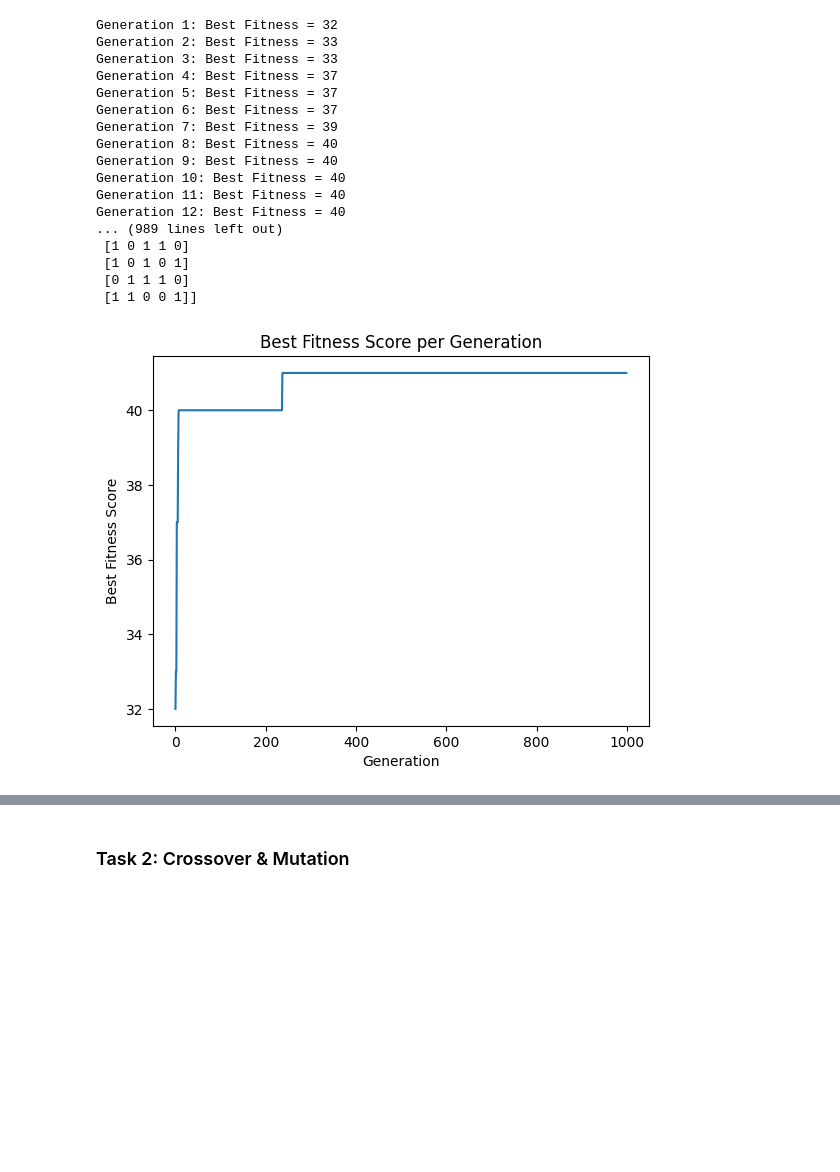
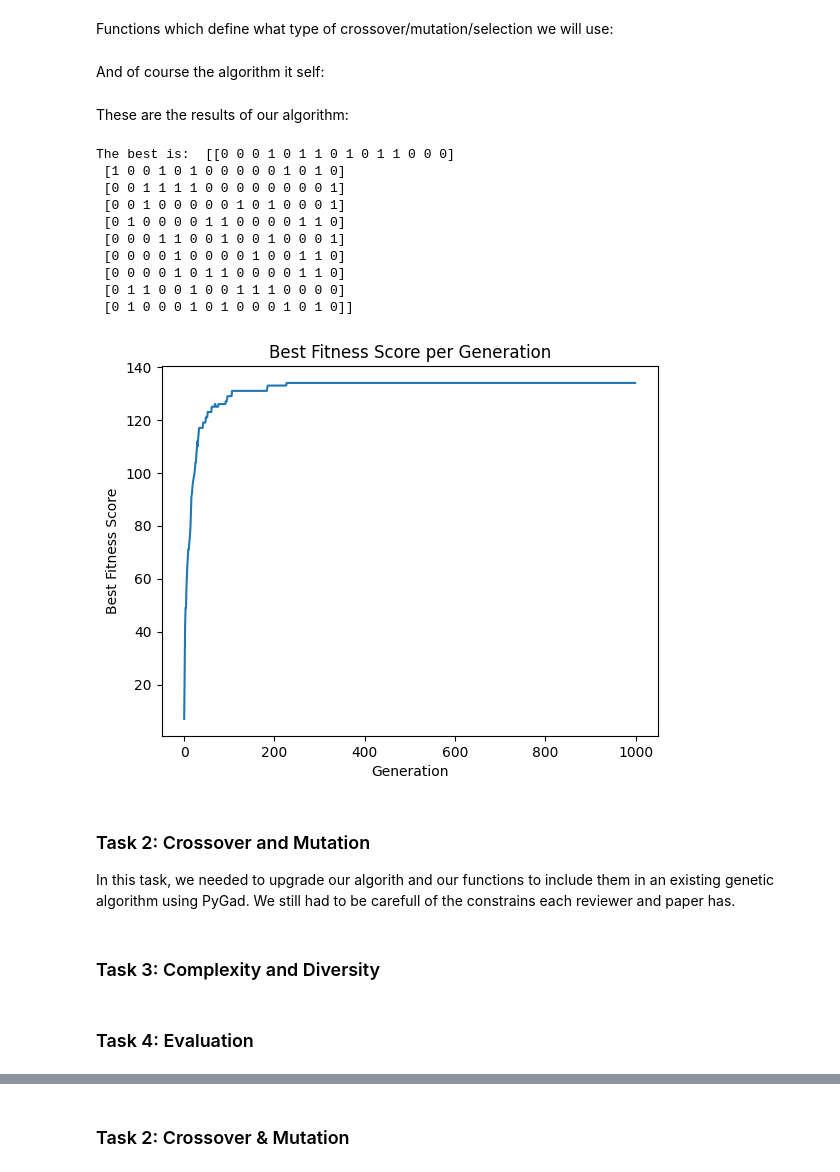
Before and after one commit to ddjorlev/IS-Seminary-1, a Jupyter notebook: seminary1.ipynb, the cells around one changed output, grey strips where cells are left out. Drawn from its saved outputs; the diff is of its cells as text; code cells hidden in the pictures; blank space fills up the shorter version.

Commit message:
Dodal uvod tekst za Task 1

```diff
--- a/seminary1.ipynb
+++ b/seminary1.ipynb
@@ -296,0 +246,2 @@ def genetic_algorithm(num_papers, num_reviewers, reviewer_capacity, min_reviews,
+# %% [markdown]
+Functions which define what type of crossover/mutation/selection we will use:
@@ -296,0 +280,2 @@ def genetic_algorithm(num_papers, num_reviewers, reviewer_capacity, min_reviews,
+# %% [markdown]
+And of course the algorithm it self:
@@ -297,5 +309,7 @@ def genetic_algorithm(num_papers, num_reviewers, reviewer_capacity, min_reviews,
+# %% [markdown]
+These are the results of our algorithm:
 # %%
-json_file_path = 'datasets/easy_dataset_1.json'     ### change the dataset if needed
+json_file_path = 'datasets/hard_dataset_1.json'     ### change the dataset if needed
 
 data = load_data(json_file_path)
 (N, K, R, min_reviews_per_paper, max_reviews_per_paper,
@@ -308,49 +322,49 @@ best_assignment, fitness_scores = genetic_algorithm(
     min_reviews=min_reviews_per_paper,
     max_reviews=max_reviews_per_paper,
     preference_matrix=preference_matrix,
     friendship_matrix=friendship_matrix,
     authorship_matrix=authorship_matrix,
     generations=1000,
     pop_size=50,
     parents_mating = 2,
-    selection_method='rank-based',
+    selection_method='tournament',
     crossover_method='one-point',
     mutation_method='swap'
 )
 
 print("The best is: ", best_assignment)
 
 #### Plot the fitness scores
 plt.plot(fitness_scores)
 plt.xlabel('Generation')
 plt.ylabel('Best Fitness Score')
 plt.title('Best Fitness Score per Generation')
 plt.show()
 
 
 ##### Test the first functions
 # print(parse_json(data))
 # assignment = generate_random_assignment(N, K, R, min_reviews_per_paper, max_reviews_per_paper)
 # fitness_score = fitness_function(assignment, preference_matrix, friendship_matrix,
 #                                 authorship_matrix, R, min_reviews_per_paper, max_reviews_per_paper)
 # print(assignment)
 # print("Score: ", fitness_score)
 # %% [output]
-Generation 1: Best Fitness = 32
-Generation 2: Best Fitness = 33
-Generation 3: Best Fitness = 33
-Generation 4: Best Fitness = 37
-Generation 5: Best Fitness = 37
-Generation 6: Best Fitness = 37
-Generation 7: Best Fitness = 39
-Generation 8: Best Fitness = 40
-Generation 9: Best Fitness = 40
-Generation 10: Best Fitness = 40
-Generation 11: Best Fitness = 40
-Generation 12: Best Fitness = 40
-... (989 lines left out)
- [1 0 1 1 0]
- [1 0 1 0 1]
- [0 1 1 1 0]
- [1 1 0 0 1]]
+The best is:  [[0 0 0 1 0 1 1 0 1 0 1 1 0 0 0]
+ [1 0 0 1 0 1 0 0 0 0 0 1 0 1 0]
+ [0 0 1 1 1 1 0 0 0 0 0 0 0 0 1]
+ [0 0 1 0 0 0 0 0 1 0 1 0 0 0 1]
+ [0 1 0 0 0 0 1 1 0 0 0 0 1 1 0]
+ [0 0 0 1 1 0 0 1 0 0 1 0 0 0 1]
+ [0 0 0 0 1 0 0 0 0 1 0 0 1 1 0]
+ [0 0 0 0 1 0 1 1 0 0 0 0 1 1 0]
+ [0 1 1 0 0 1 0 0 1 1 1 0 0 0 0]
+ [0 1 0 0 0 1 0 1 0 0 0 1 0 1 0]]
-[figure, old version]
+[figure, new version]
+# %% [markdown]
+### Task 2: Crossover and Mutation
+In this task, we needed to upgrade our algorith and our functions to include them in an existing genetic algorithm using PyGad. We still had to be carefull of the constrains each reviewer and paper has.
+# %% [markdown]
+### Task 3: Complexity and Diversity
+# %% [markdown]
+### Task 4: Evaluation
```
Also changed, not shown: parts of 26 cells of this notebook.
